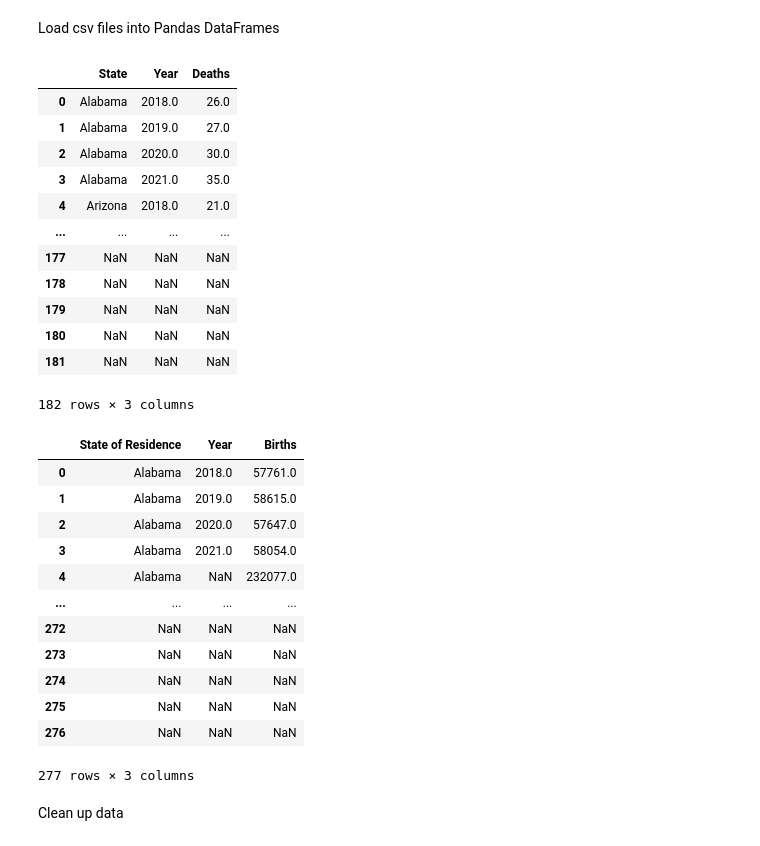
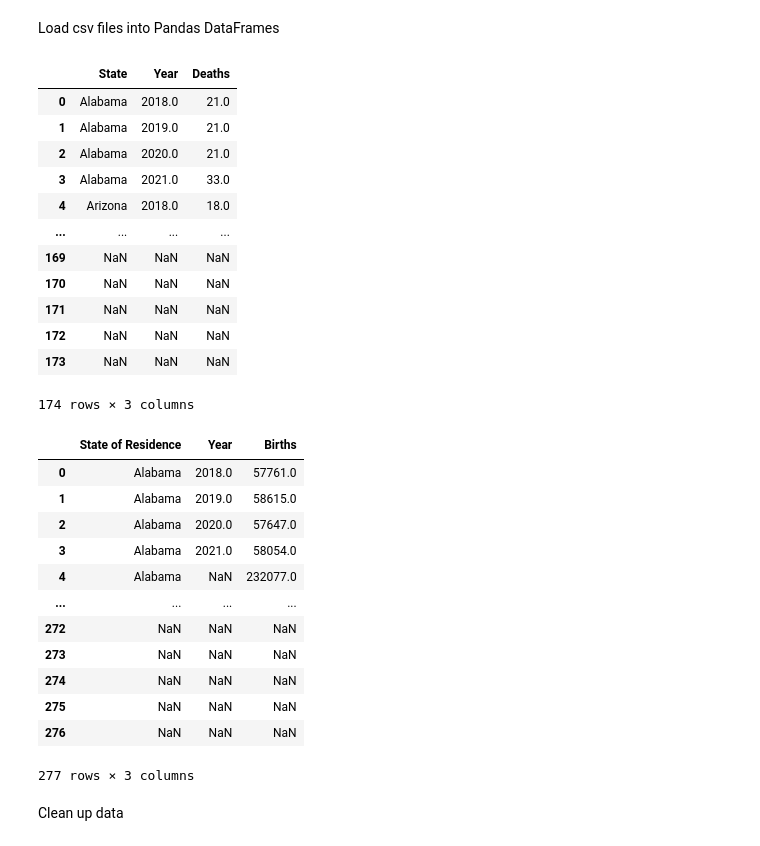
Before and after one commit to Abhijith-S-D/Pregnancy-Related_Complications_Mortality_in_US, a Jupyter notebook: mcheung_analysis_temp_folder/data_prep_code/mmr_map.ipynb, the cells around one changed output. Drawn from its saved outputs; the diff is of its cells as text; code cells hidden in the pictures.

```diff
--- a/mcheung_analysis_temp_folder/data_prep_code/mmr_map.ipynb
+++ b/mcheung_analysis_temp_folder/data_prep_code/mmr_map.ipynb
@@ -18,26 +18,26 @@ year = 2021.0
 Load csv files into Pandas DataFrames
 # %%
 states_death_df = pd.read_csv(\
-    "../data_csv/states-total_deaths-includes_lmd.csv").drop(columns=["Notes", "State Code", "Year Code", "Population", "Crude Rate"])
+    "../data_csv/states-total_deaths.csv").drop(columns=["Notes", "State Code", "Year Code", "Population", "Crude Rate"])
 states_births_df = pd.read_csv(\
     "../data_csv/states-total_births.csv").drop(columns=["Notes", "State of Residence Code", "Year Code"])
 
 display(states_death_df)
 display(states_births_df)
 # %% [output]
 |  | State | Year | Deaths |
-| 0 | Alabama | 2018.0 | 26.0 |
-| 1 | Alabama | 2019.0 | 27.0 |
-| 2 | Alabama | 2020.0 | 30.0 |
-| 3 | Alabama | 2021.0 | 35.0 |
-| 4 | Arizona | 2018.0 | 21.0 |
+| 0 | Alabama | 2018.0 | 21.0 |
+| 1 | Alabama | 2019.0 | 21.0 |
+| 2 | Alabama | 2020.0 | 21.0 |
+| 3 | Alabama | 2021.0 | 33.0 |
+| 4 | Arizona | 2018.0 | 18.0 |
 | ... | ... | ... | ... |
-| 177 | NaN | NaN | NaN |
-| 178 | NaN | NaN | NaN |
-| 179 | NaN | NaN | NaN |
-| 180 | NaN | NaN | NaN |
-| 181 | NaN | NaN | NaN |
+| 169 | NaN | NaN | NaN |
+| 170 | NaN | NaN | NaN |
+| 171 | NaN | NaN | NaN |
+| 172 | NaN | NaN | NaN |
+| 173 | NaN | NaN | NaN |
-182 rows × 3 columns
+174 rows × 3 columns
 |  | State of Residence | Year | Births |
 | 0 | Alabama | 2018.0 | 57761.0 |
 | 1 | Alabama | 2019.0 | 58615.0 |
```
Also changed, not shown: parts of 3 cells of this notebook, 15 other files.
